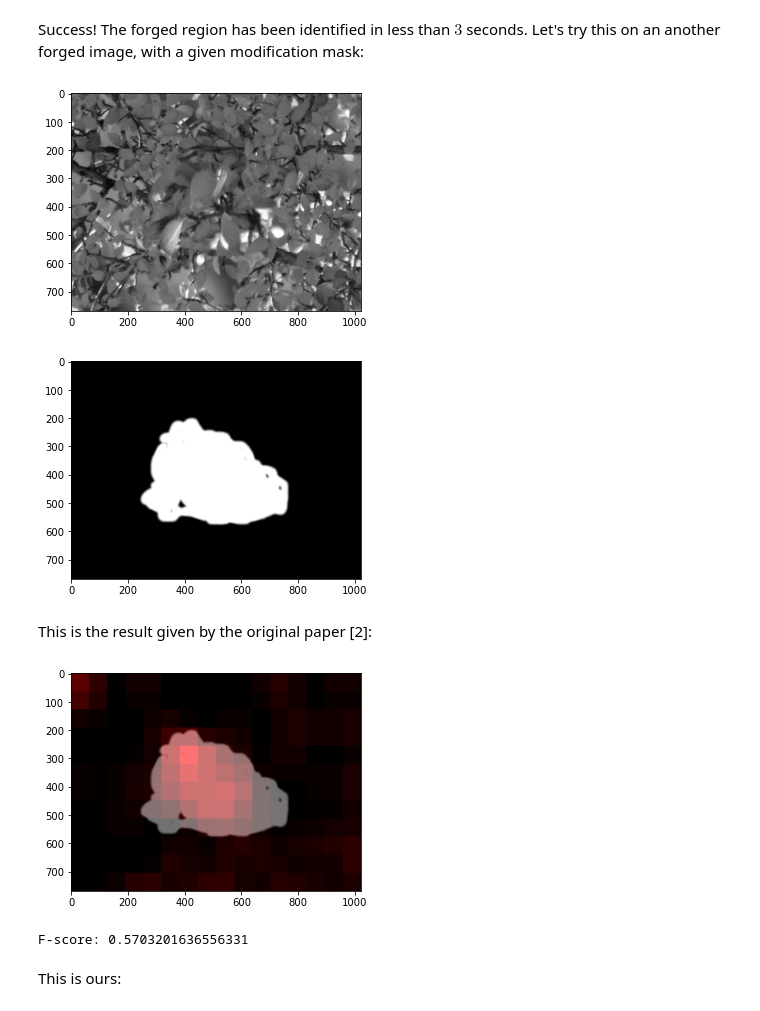
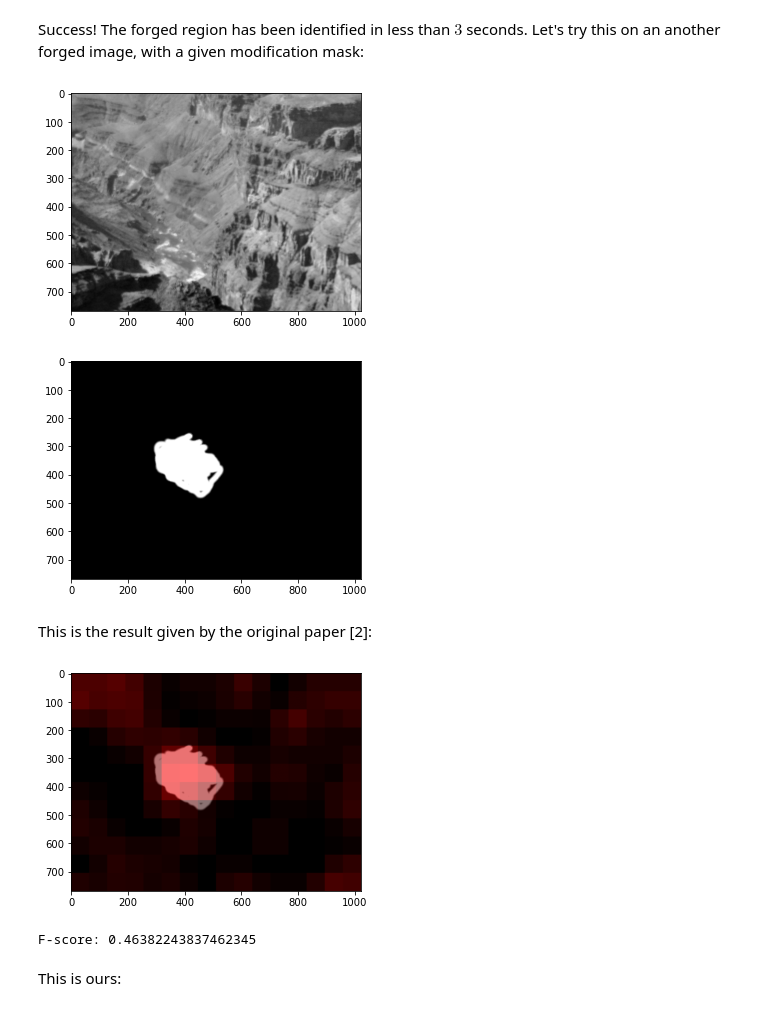
Before and after one commit to nissmar/ForgeryDetection, a Jupyter notebook: rendu_nissim.ipynb, the cells around one changed output. Saved outputs shown, nothing was run; the diff lists cells and outputs as text; code cells hidden in the pictures.

```diff
--- a/rendu_nissim.ipynb
+++ b/rendu_nissim.ipynb
@@ -351,21 +340,21 @@ plt.imshow(show_heat_map(im,out_m)); plt.show()
 # %% [markdown]
 Success! The forged region has been identified in less than $3$ seconds. Let's try this on an another forged image, with a given modification mask:
 # %%
-im = load_tensor_img("CMFDdb_grip/scale2/IMG_C01_006_2.0_copy.png")
-mask = np.array(Image.open("CMFDdb_grip/scale2/IMG_C01_006_2.0_gt.png"))
+im = load_tensor_img("CMFDdb_grip/scale1.5/IMG_C01_008_1.5_copy.png")
+mask = np.array(Image.open("CMFDdb_grip/scale1.5/IMG_C01_008_1.5_gt.png"))
 plt.imshow(im, cmap='gray') ; plt.show() ;plt.imshow(mask, cmap='gray'); plt.show()
 # %% [output]
-[figure, old version]
+[figure, new version]
-[figure, old version]
+[figure, new version]
 # %% [markdown]
 This is the result given by the original paper [2]:
 # %%
-mask_morel = np.array(Image.open("MorelResult_resize/4.png"))/255.0
+mask_morel = np.array(Image.open("MorelResult/scale1.5/6.png"))/255.0
 plt.imshow(show_heat_map(mask,mask_morel, "MASK")) ; plt.show()
 print("F-score:", Fmeasure(mask, mask_morel))
 # %% [output]
-[figure, old version]
+[figure, new version]
-F-score: 0.5703201636556331
+F-score: 0.46382243837462345
 # %% [markdown]
 This is ours:
 # %%
```
Also changed, not shown: parts of 21 cells of this notebook, 6 other files.
